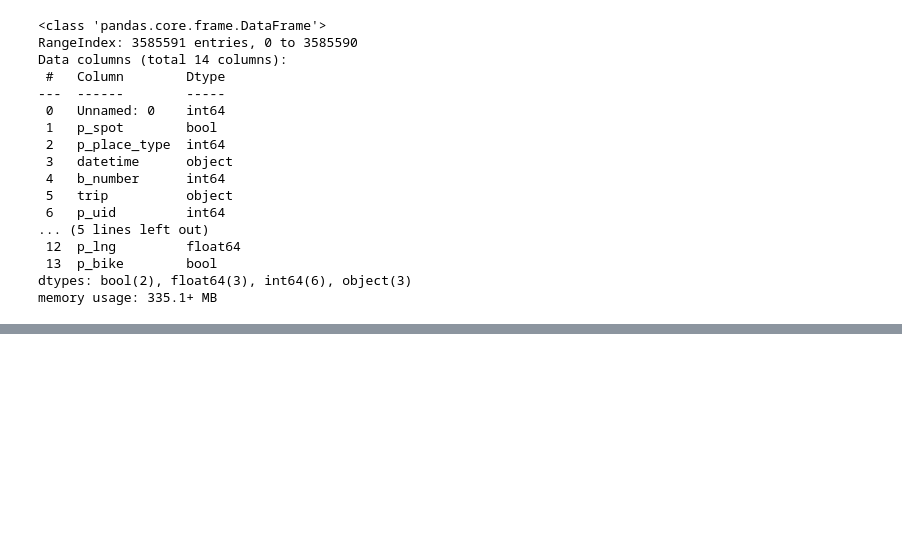
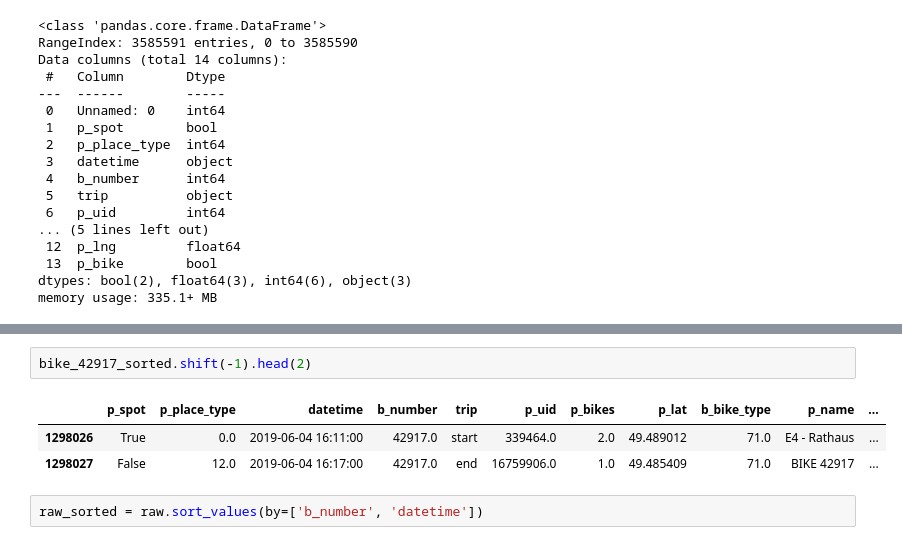
Before and after one commit to janiksudo/PDS_Project, a Jupyter notebook: notebooks/janik-exploration.ipynb, the cells around one changed output, grey strips where cells are left out. Drawn from its saved outputs; the diff is of its cells as text; blank space fills up the shorter version.

```diff
--- a/notebooks/janik-exploration.ipynb
+++ b/notebooks/janik-exploration.ipynb
@@ -62,0 +133,8 @@ array([False,  True])
+# %%
+bike_42917_sorted.shift(-1).head(2)
+# %% [output]
+|  | p_spot | p_place_type | datetime | b_number | trip | p_uid | p_bikes | p_lat | b_bike_type | p_name | ... |
+| 1298026 | True | 0.0 | 2019-06-04 16:11:00 | 42917.0 | start | 339464.0 | 2.0 | 49.489012 | 71.0 | E4 - Rathaus | ... |
+| 1298027 | False | 12.0 | 2019-06-04 16:17:00 | 42917.0 | end | 16759906.0 | 1.0 | 49.485409 | 71.0 | BIKE 42917 | ... |
+# %%
+raw_sorted = raw.sort_values(by=['b_number', 'datetime'])
```
Also changed, not shown: parts of 16 cells of this notebook.
